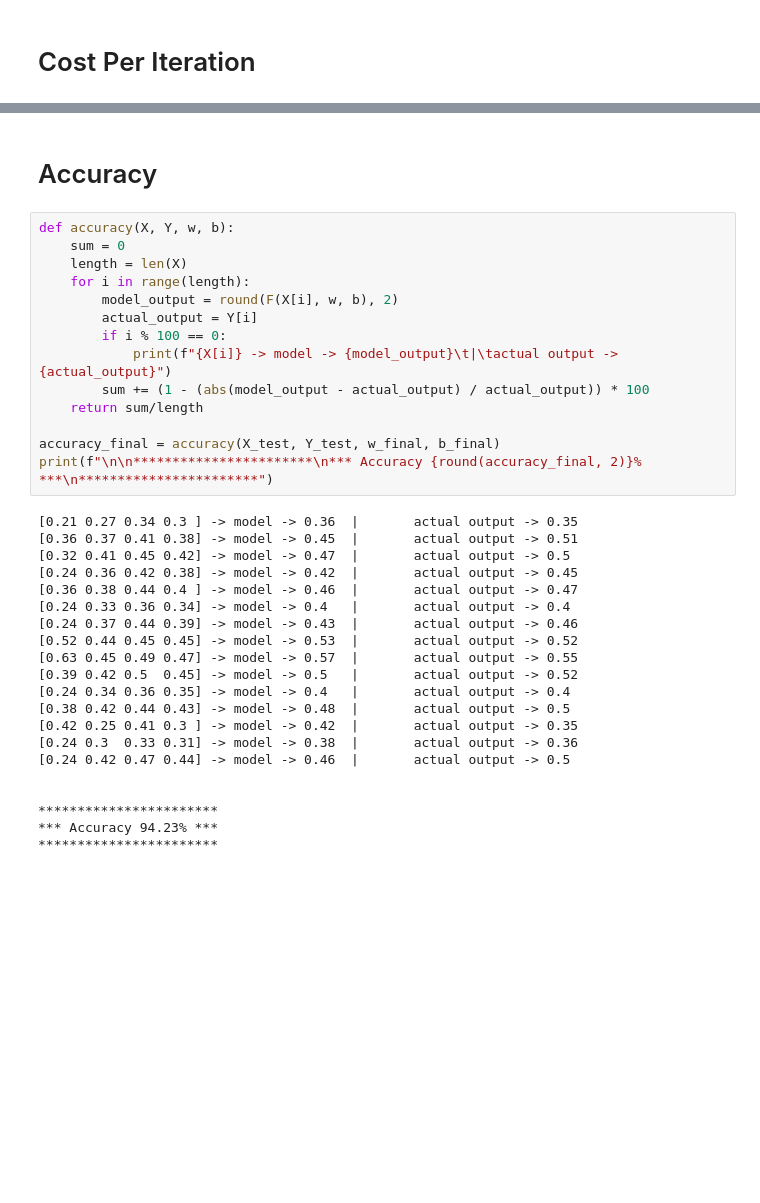
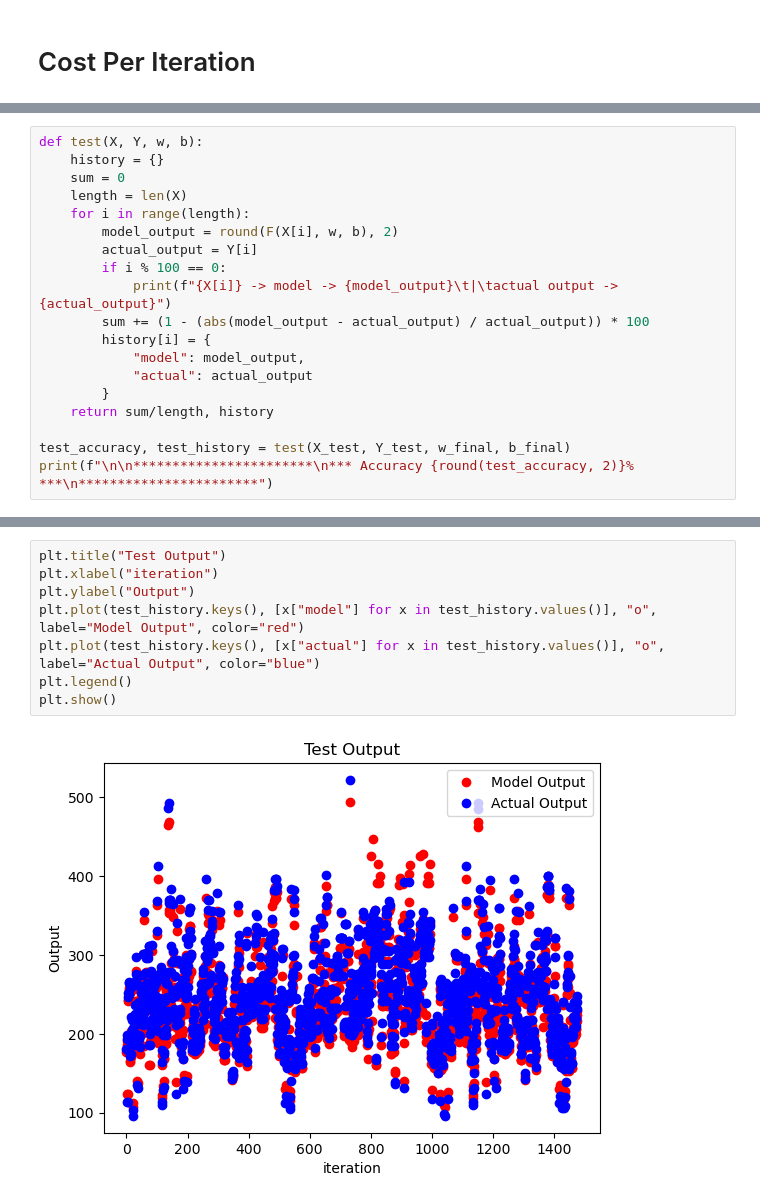
Before and after one commit to SamimSn/CO2-emission-prediction-Multiple-Linear-Regression, a Jupyter notebook: co2_emission_model.ipynb, the cells around one changed output, grey strips where cells are left out. Drawn from its saved outputs; the diff is of its cells as text; blank space fills up the shorter version.

```diff
--- a/co2_emission_model.ipynb
+++ b/co2_emission_model.ipynb
@@ -230,0 +222,19 @@ plt.show()
+# %%
+def test(X, Y, w, b):
+    history = {}
+    sum = 0
+    length = len(X)
+    for i in range(length):
+        model_output = round(F(X[i], w, b), 2)
+        actual_output = Y[i]
+        if i % 100 == 0:
+            print(f"{X[i]} -> model -> {model_output}\t|\tactual output -> {actual_output}")
+        sum += (1 - (abs(model_output - actual_output) / actual_output)) * 100
+        history[i] = {
+            "model": model_output,
+            "actual": actual_output
+        }
+    return sum/length, history
+
+test_accuracy, test_history = test(X_test, Y_test, w_final, b_final)
+print(f"\n\n***********************\n*** Accuracy {round(test_accuracy, 2)}% ***\n***********************")
@@ -264,37 +264,10 @@ plt.show()
-# %% [markdown]
-# Accuracy
-# %%
-def accuracy(X, Y, w, b):
-    sum = 0
-    length = len(X)
-    for i in range(length):
-        model_output = round(F(X[i], w, b), 2)
-        actual_output = Y[i]
-        if i % 100 == 0:
-            print(f"{X[i]} -> model -> {model_output}\t|\tactual output -> {actual_output}")
-        sum += (1 - (abs(model_output - actual_output) / actual_output)) * 100
-    return sum/length
-
-accuracy_final = accuracy(X_test, Y_test, w_final, b_final)
-print(f"\n\n***********************\n*** Accuracy {round(accuracy_final, 2)}% ***\n***********************")
-# %% [output]
-[0.21 0.27 0.34 0.3 ] -> model -> 0.36  |       actual output -> 0.35
-[0.36 0.37 0.41 0.38] -> model -> 0.45  |       actual output -> 0.51
-[0.32 0.41 0.45 0.42] -> model -> 0.47  |       actual output -> 0.5
-[0.24 0.36 0.42 0.38] -> model -> 0.42  |       actual output -> 0.45
-[0.36 0.38 0.44 0.4 ] -> model -> 0.46  |       actual output -> 0.47
-[0.24 0.33 0.36 0.34] -> model -> 0.4   |       actual output -> 0.4
-[0.24 0.37 0.44 0.39] -> model -> 0.43  |       actual output -> 0.46
-[0.52 0.44 0.45 0.45] -> model -> 0.53  |       actual output -> 0.52
-[0.63 0.45 0.49 0.47] -> model -> 0.57  |       actual output -> 0.55
-[0.39 0.42 0.5  0.45] -> model -> 0.5   |       actual output -> 0.52
-[0.24 0.34 0.36 0.35] -> model -> 0.4   |       actual output -> 0.4
-[0.38 0.42 0.44 0.43] -> model -> 0.48  |       actual output -> 0.5
-[0.42 0.25 0.41 0.3 ] -> model -> 0.42  |       actual output -> 0.35
-[0.24 0.3  0.33 0.31] -> model -> 0.38  |       actual output -> 0.36
-[0.24 0.42 0.47 0.44] -> model -> 0.46  |       actual output -> 0.5
-
-
-***********************
-*** Accuracy 94.23% ***
-***********************
+# %%
+plt.title("Test Output")
+plt.xlabel("iteration")
+plt.ylabel("Output")
+plt.plot(test_history.keys(), [x["model"] for x in test_history.values()], "o", label="Model Output", color="red")
+plt.plot(test_history.keys(), [x["actual"] for x in test_history.values()], "o", label="Actual Output", color="blue")
+plt.legend()
+plt.show()
+# %% [output]
+[figure, added]
```
Also changed, not shown: parts of 14 cells of this notebook.
